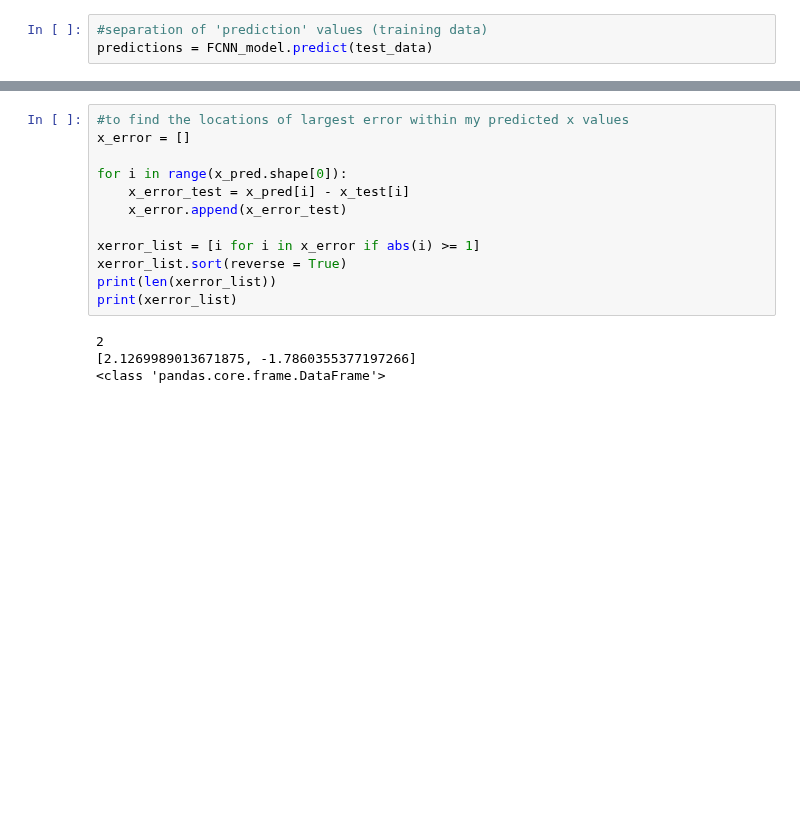
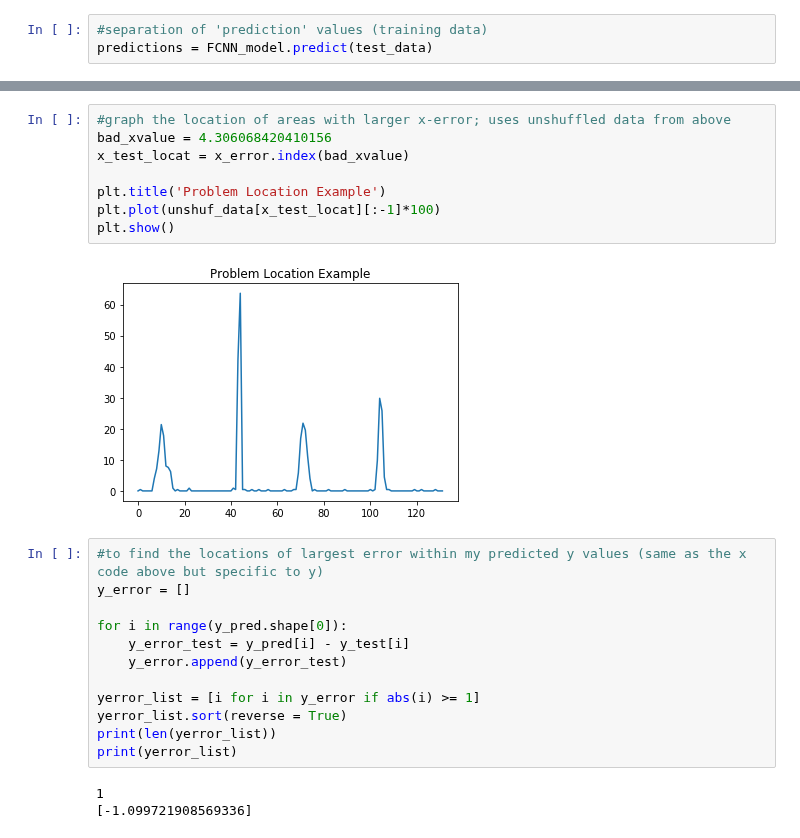
Before and after one commit to krober4771/O-PPAC-REU-2020, a Jupyter notebook: O-PPAC FCNN with Fixed Sim Data.ipynb, the cells around one changed output, grey strips where cells are left out. Cells and saved outputs as stored; diff of their text form; blank space fills up the shorter version.

```diff
--- a/O-PPAC FCNN with Fixed Sim Data.ipynb
+++ b/O-PPAC FCNN with Fixed Sim Data.ipynb
@@ -265,16 +272,25 @@ plt.show()
+# %%
+#graph the location of areas with larger x-error; uses unshuffled data from above
+bad_xvalue = 4.306068420410156
+x_test_locat = x_error.index(bad_xvalue)
+
+plt.title('Problem Location Example')
+plt.plot(unshuf_data[x_test_locat][:-1]*100)
+plt.show()
+# %% [output]
+[figure, added]
 # %%
-#to find the locations of largest error within my predicted x values
-x_error = []
+#to find the locations of largest error within my predicted y values (same as the x code above but specific to y)
+y_error = []
 
-for i in range(x_pred.shape[0]):
-    x_error_test = x_pred[i] - x_test[i]
-    x_error.append(x_error_test)
+for i in range(y_pred.shape[0]):
+    y_error_test = y_pred[i] - y_test[i]
+    y_error.append(y_error_test)
 
-xerror_list = [i for i in x_error if abs(i) >= 1]
-xerror_list.sort(reverse = True)
-print(len(xerror_list))
-print(xerror_list)
+yerror_list = [i for i in y_error if abs(i) >= 1]
+yerror_list.sort(reverse = True)
+print(len(yerror_list))
+print(yerror_list)
 # %% [output]
-2
-[2.1269989013671875, -1.7860355377197266]
-<class 'pandas.core.frame.DataFrame'>
+1
+[-1.099721908569336]
```
Also changed, not shown: parts of 24 cells of this notebook.
